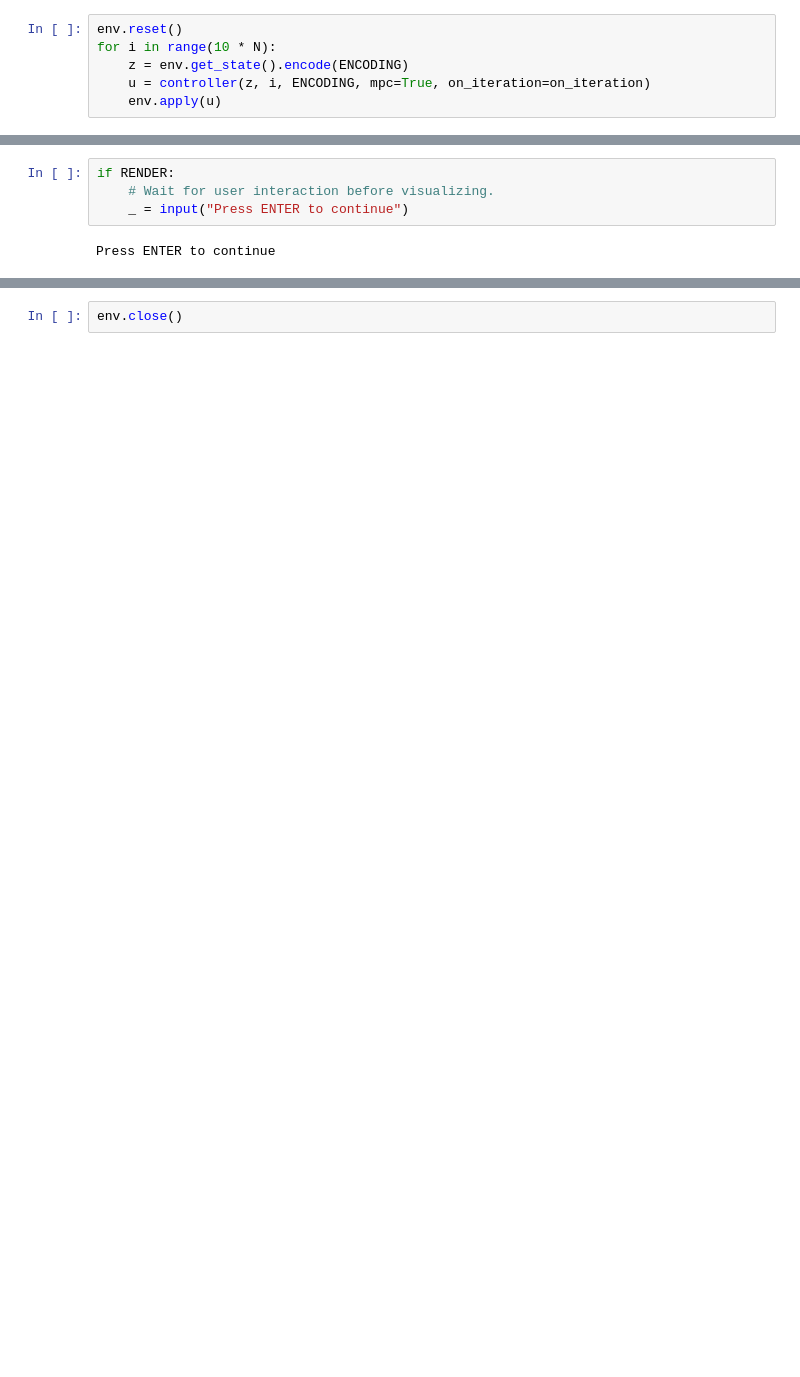
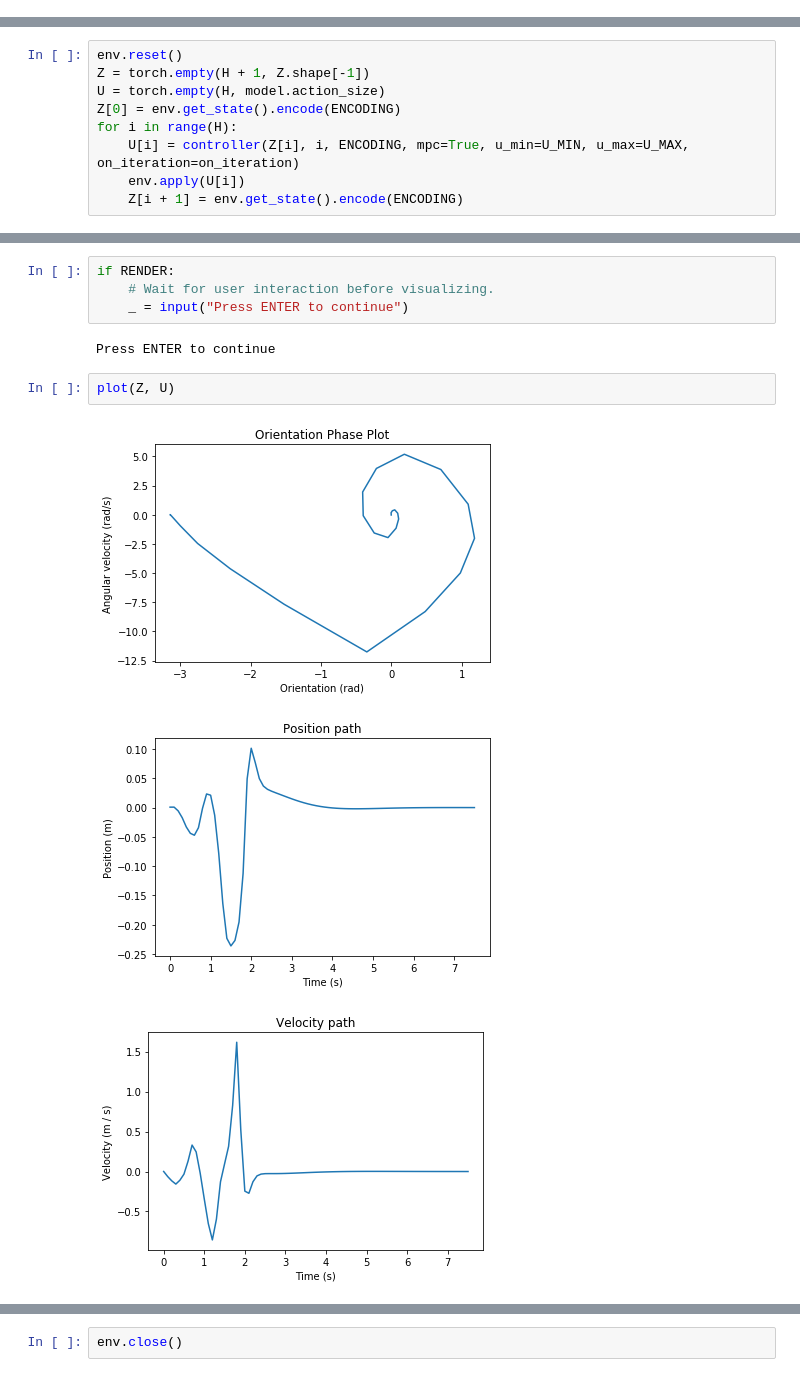
Before and after one commit to anassinator/pddp, a Jupyter notebook: notebooks/known_dynamics/cartpole.ipynb, the cells around one changed output, grey strips where cells are left out. Drawn from its saved outputs; the diff is of its cells as text; blank space fills up the shorter version.

```diff
--- a/notebooks/known_dynamics/cartpole.ipynb
+++ b/notebooks/known_dynamics/cartpole.ipynb
@@ -139,9 +147,3 @@ if RENDER:
     _ = input("Press ENTER to continue")
 # %% [output]
 Press ENTER to continue
-# %%
-env.reset()
-for i in range(10 * N):
-    z = env.get_state().encode(ENCODING)
-    u = controller(z, i, ENCODING, mpc=True, on_iteration=on_iteration)
-    env.apply(u)
@@ -165,0 +150,9 @@ iteration 250 iLQRState.CONVERGED 7.183713e-12 [ 3.5007611e-07  6.9408810e-07  3
+# %%
+env.reset()
+Z = torch.empty(H + 1, Z.shape[-1])
+U = torch.empty(H, model.action_size)
+Z[0] = env.get_state().encode(ENCODING)
+for i in range(H):
+    U[i] = controller(Z[i], i, ENCODING, mpc=True, u_min=U_MIN, u_max=U_MAX, on_iteration=on_iteration)
+    env.apply(U[i])
+    Z[i + 1] = env.get_state().encode(ENCODING)
@@ -169,3 +180,9 @@ if RENDER:
     _ = input("Press ENTER to continue")
 # %% [output]
 Press ENTER to continue
+# %%
+plot(Z, U)
+# %% [output]
+[figure, added]
+[figure, added]
+[figure, added]
```
Also changed, not shown: parts of 10 cells of this notebook.
